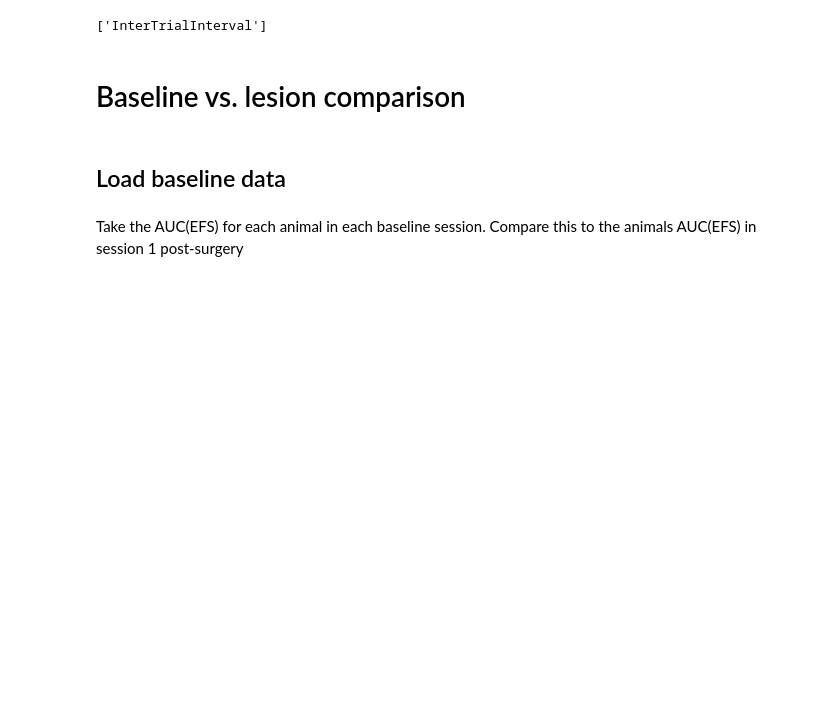
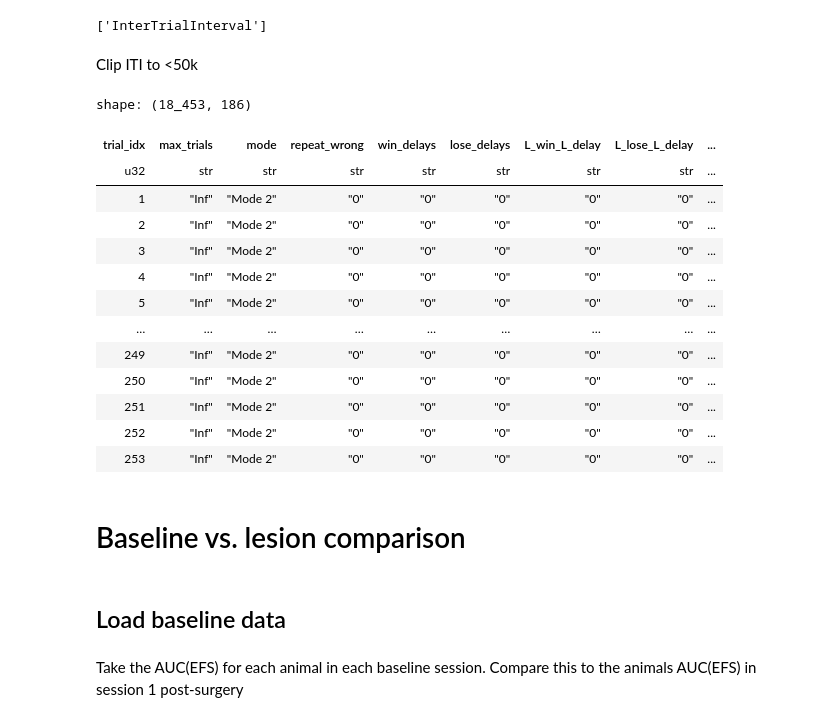
Before and after one commit to BenjoLiving/matching-pennies, a Jupyter notebook: matching_pennies/analysis/experiments/lesion_study_normal.ipynb, the cells around one changed output. Saved outputs shown, nothing was run; the diff lists cells and outputs as text; code cells hidden in the pictures; blank space fills up the shorter version.

```diff
--- a/matching_pennies/analysis/experiments/lesion_study_normal.ipynb
+++ b/matching_pennies/analysis/experiments/lesion_study_normal.ipynb
@@ -790,6 +811,32 @@ from matching_pennies.utils.search_cols import search_cols
 search_cols("inter", df)
 # %% [output]
 ['InterTrialInterval']
+# %% [markdown]
+Clip ITI to <50k
+# %%
+CLIP_AT = 50_000
+
+df = df.with_columns([
+    pl.when(pl.lit(CLIP_AT).is_not_null() & (pl.col("InterTrialInterval") > CLIP_AT))
+        .then(pl.lit(CLIP_AT))
+        .otherwise(pl.col("InterTrialInterval"))
+        .alias("ITI_clipped")
+])
+# %% [output]
+shape: (18_453, 186)
+| trial_idx | max_trials | mode | repeat_wrong | win_delays | lose_delays | L_win_L_delay | L_lose_L_delay | ... |
+| u32 | str | str | str | str | str | str | str | ... |
+| 1 | "Inf" | "Mode 2" | "0" | "0" | "0" | "0" | "0" | ... |
+| 2 | "Inf" | "Mode 2" | "0" | "0" | "0" | "0" | "0" | ... |
+| 3 | "Inf" | "Mode 2" | "0" | "0" | "0" | "0" | "0" | ... |
+| 4 | "Inf" | "Mode 2" | "0" | "0" | "0" | "0" | "0" | ... |
+| 5 | "Inf" | "Mode 2" | "0" | "0" | "0" | "0" | "0" | ... |
+| … | … | … | … | … | … | … | … | ... |
+| 249 | "Inf" | "Mode 2" | "0" | "0" | "0" | "0" | "0" | ... |
+| 250 | "Inf" | "Mode 2" | "0" | "0" | "0" | "0" | "0" | ... |
+| 251 | "Inf" | "Mode 2" | "0" | "0" | "0" | "0" | "0" | ... |
+| 252 | "Inf" | "Mode 2" | "0" | "0" | "0" | "0" | "0" | ... |
+| 253 | "Inf" | "Mode 2" | "0" | "0" | "0" | "0" | "0" | ... |
 # %%
 px.histogram(
     df,
```
Also changed, not shown: parts of 4 cells of this notebook.
